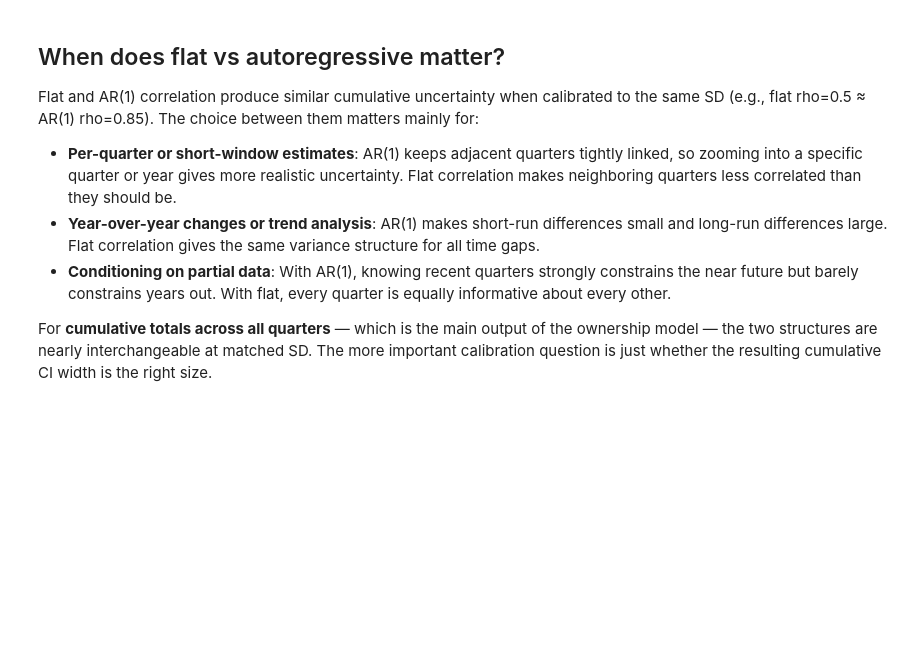
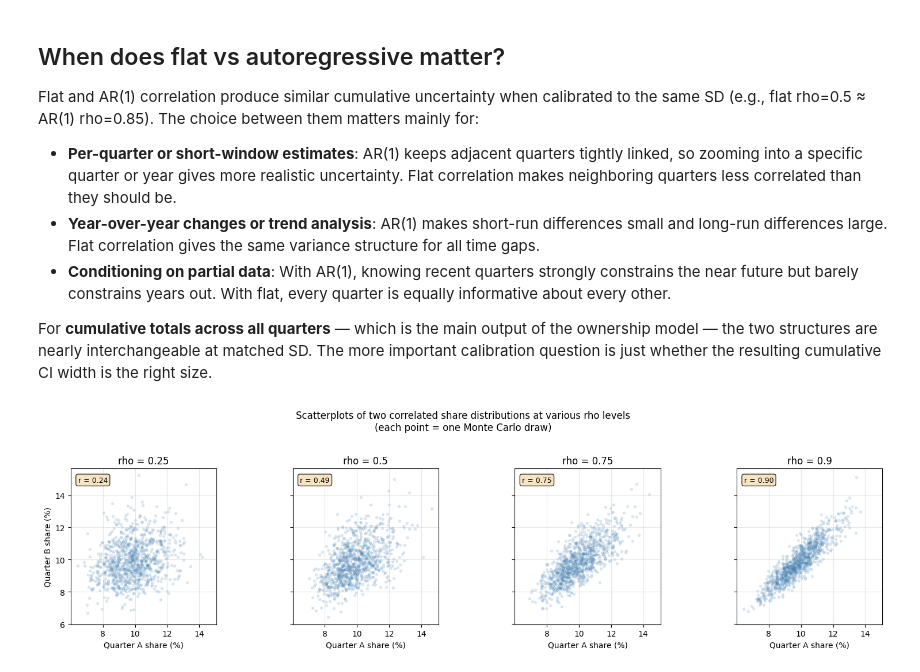
Before and after one commit to epoch-research/ai-chip-counts, a Jupyter notebook: correlated_shares_exploration.ipynb, the cells around one changed output. Saved outputs shown, nothing was run; the diff lists cells and outputs as text; code cells hidden in the pictures; blank space fills up the shorter version.

```diff
--- a/correlated_shares_exploration.ipynb
+++ b/correlated_shares_exploration.ipynb
@@ -67,12 +67,14 @@ scenarios = [
 for label, samples in scenarios:
     p5, p25, p50, p75, p95 = [np.percentile(samples, p) * 100 for p in [5, 25, 50, 75, 95]]
     sd = np.std(samples) * 100
+    ci_w = p95 - p5
     print(f"  {label}:")
-    print(f"    Median: {p50:.2f}%  |  90% CI: [{p5:.2f}%, {p95:.2f}%]  |  IQR: [{p25:.2f}%, {p75:.2f}%]  |  SD: {sd:.2f}pp")
+    print(f"    Median: {p50:.2f}%  |  90% CI: [{p5:.2f}%, {p95:.2f}%] ({ci_w:.2f}pp)  |  IQR: [{p25:.2f}%, {p75:.2f}%]  |  SD: {sd:.2f}pp")
     print()
 
+perfect_ci_w = perfect_p95 - perfect_p5
 print(f"  100% correlated (upper bound, closed-form):")
-print(f"    Median: {perfect_p50:.2f}%  |  90% CI: [{perfect_p5:.2f}%, {perfect_p95:.2f}%]  |  IQR: [{perfect_p25:.2f}%, {perfect_p75:.2f}%]  |  SD: {perfect_corr_sd:.2f}pp")
+print(f"    Median: {perfect_p50:.2f}%  |  90% CI: [{perfect_p5:.2f}%, {perfect_p95:.2f}%] ({perfect_ci_w:.2f}pp)  |  IQR: [{perfect_p25:.2f}%, {perfect_p75:.2f}%]  |  SD: {perfect_corr_sd:.2f}pp")
 print()
 print("Independent quarters wash out most uncertainty in the average.")
 print("Yearly buckets preserve more variance since only 4 independent-ish draws matter.")
@@ -319,3 +321,38 @@ Flat and AR(1) correlation produce similar cumulative uncertainty when calibrate
 - **Conditioning on partial data**: With AR(1), knowing recent quarters strongly constrains the near future but barely constrains years out. With flat, every quarter is equally informative about every other.
 
 For **cumulative totals across all quarters** — which is the main output of the ownership model — the two structures are nearly interchangeable at matched SD. The more important calibration question is just whether the resulting cumulative CI width is the right size.
+# %%
+# ==============================================
+# Scatterplots: what does correlation *look like* for two variables?
+# ==============================================
+n_scatter = 1000
+rho_levels = [0.25, 0.5, 0.75, 0.9]
+
+fig, axes = plt.subplots(1, 4, figsize=(16, 4), sharex=True, sharey=True)
+
+for ax, rho in zip(axes, rho_levels):
+    a = sq.to(0.08, 0.12)
+    b = sq.to(0.08, 0.12)
+    a_corr, b_corr = sq.correlate((a, b), rho)
+    x = np.array(a_corr @ n_scatter) * 100
+    y = np.array(b_corr @ n_scatter) * 100
+
+    ax.scatter(x, y, alpha=0.15, s=8, color='steelblue')
+    ax.set_title(f'rho = {rho}')
+    ax.set_xlabel('Quarter A share (%)')
+    ax.set_aspect('equal')
+    ax.grid(True, alpha=0.3)
+
+    # Show empirical correlation
+    empirical_rho = np.corrcoef(x, y)[0, 1]
+    ax.text(0.05, 0.95, f'r = {empirical_rho:.2f}',
+            transform=ax.transAxes, va='top', fontsize=9,
+            bbox=dict(boxstyle='round', facecolor='wheat', alpha=0.8))
+
+axes[0].set_ylabel('Quarter B share (%)')
+plt.suptitle('Scatterplots of two correlated share distributions at various rho levels\n'
+             '(each point = one Monte Carlo draw)', y=1.05)
+plt.tight_layout()
+plt.show()
+# %% [output]
+[figure, added]
```
Also changed, not shown: parts of 2 cells of this notebook, 48 other files.
